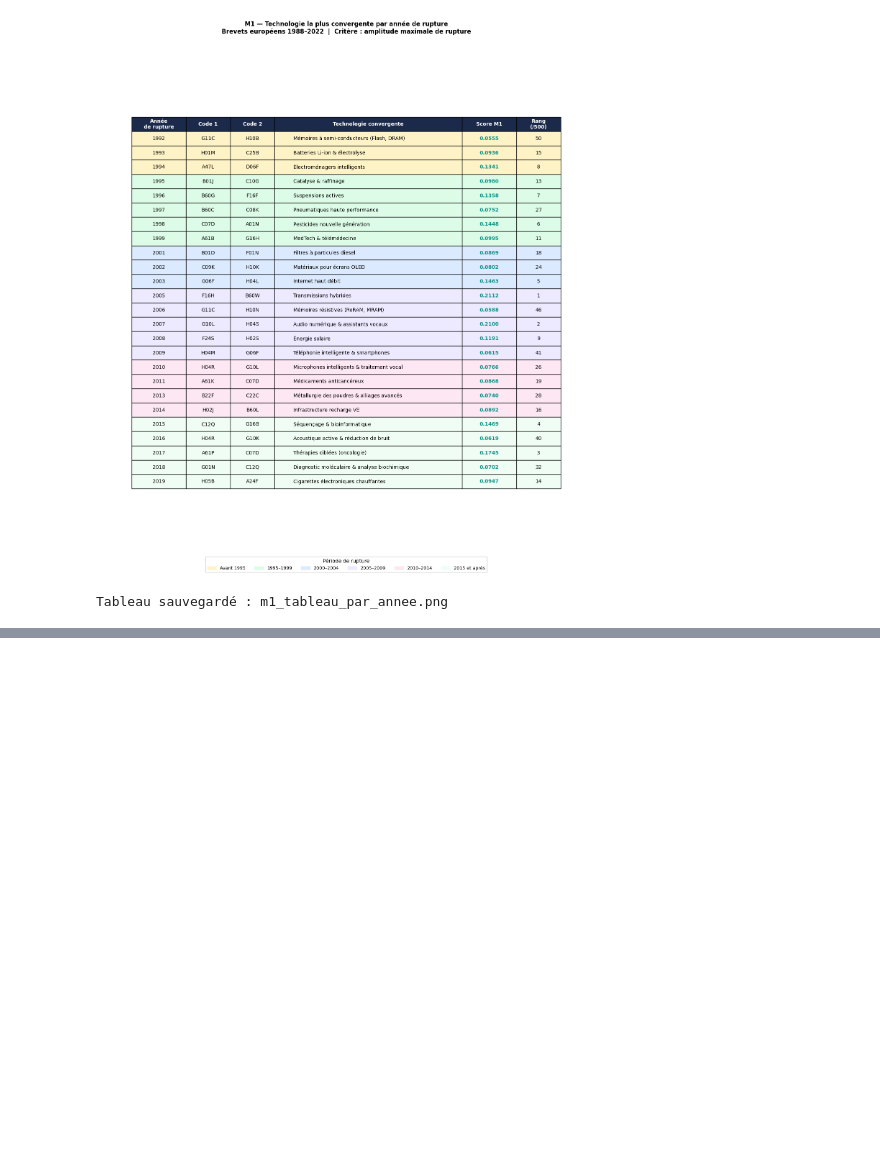
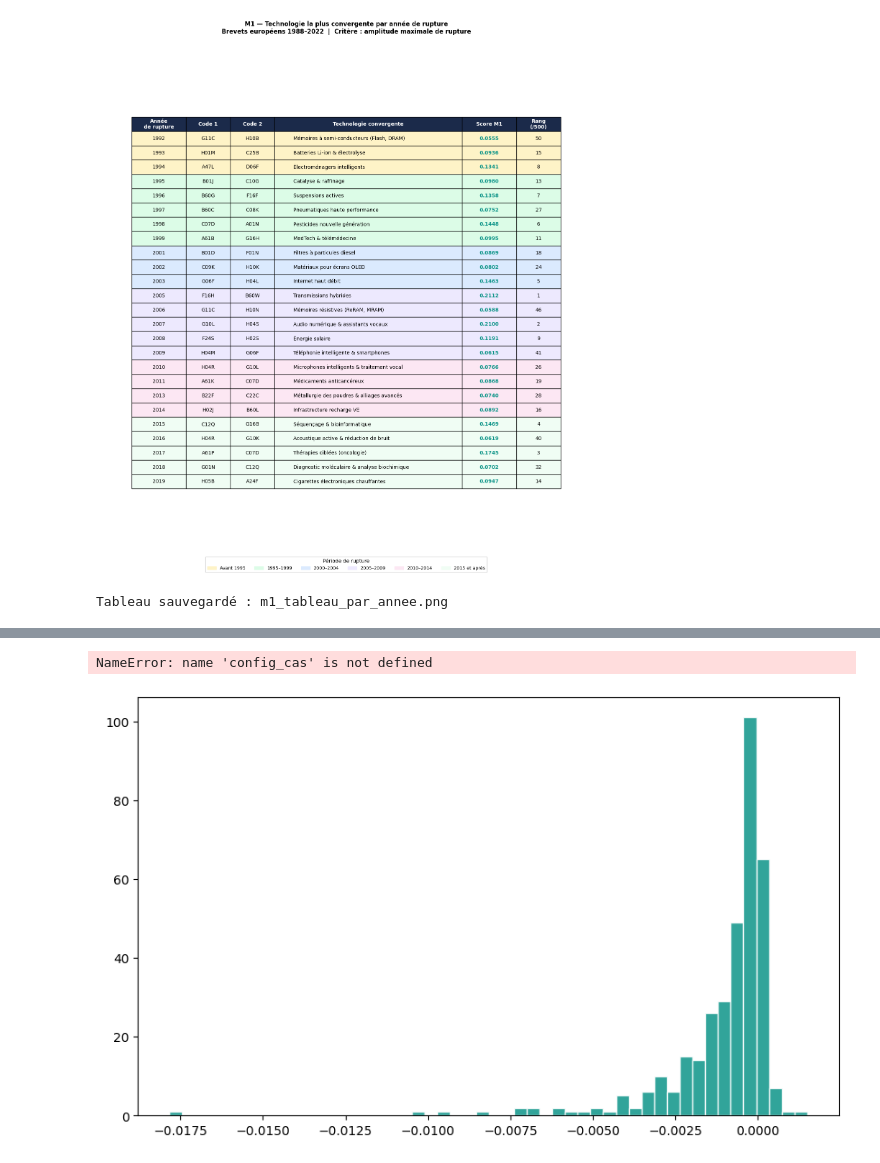
Before and after one commit to quentinbenchetrit/Stat-App, a Jupyter notebook: indice_18_04.ipynb, the cells around one changed output, grey strips where cells are left out. Cells and saved outputs as stored; diff of their text form; code cells hidden in the pictures; blank space fills up the shorter version.

Commit message:
jaccard dynamique

```diff
--- a/indice_18_04.ipynb
+++ b/indice_18_04.ipynb
@@ -2122,0 +2890,18 @@ Tableau sauvegardé : m1_tableau_par_annee.png
+# %%
+
+# ─── Reconstruire df_m2 ───────────────────────────────────────────────────
+df_m2 = pd.DataFrame([
+    {k: v for k, v in r.items() if not k.startswith("_")}
+    for r in resultats_m2
+])
+
+df_m2["rang_m2"] = df_m2["score_m2"].rank(
+    ascending=False, method="min"
+).astype(int)
+
+df_m2 = df_m2.sort_values("rang_m2").reset_index(drop=True)
+
+# ─── Diagnostic ───────────────────────────────────────────────────────────
+n_filtrees = df_m2["filtre_permanent"].sum()
+print(f"\nPaires filtrées (co-localisation permanente) : {n_filtrees}/500")
+print(f"Paires avec score > 0                        : {(df_m2['score_m2'] > 0).sum()}/500")
@@ -2122,0 +3716,44 @@ Tableau sauvegardé : m1_tableau_par_annee.png
+# %%
+# ═══════════════════════════════════════════════════════════════════════════
+# 2) DISTRIBUTION DU JACCARD DYNAMIQUE (pente)
+# ═══════════════════════════════════════════════════════════════════════════
+
+fig, ax = plt.subplots(figsize=(10, 6))
+
+ax.hist(
+    df_m2["score_m2"],
+    bins=50,
+    color="#0D9488",
+    edgecolor="white",
+    alpha=0.85
+)
+
+# 3 cas de référence
+for nom, (c1, c2) in cas_ref.items():
+    masque = (
+        ((df_m2["cpc_1"] == c1) & (df_m2["cpc_2"] == c2)) |
+        ((df_m2["cpc_1"] == c2) & (df_m2["cpc_2"] == c1))
+    )
+    ligne = df_m2[masque]
+    if not ligne.empty:
+        val = ligne.iloc[0]["score_m2"]
+        col = config_cas[nom]["couleur"]
+        ax.axvline(val, color=col, lw=2, ls="--", label=f"{nom} ({val:.6f})")
+
+ax.set_xlabel("Pente du Jaccard (score M2)", fontsize=12)
+ax.set_ylabel("Nombre de paires", fontsize=12)
+ax.set_title(
+    "Répartition des 500 paires selon leur score M2\n"
+    "(pente du Jaccard 1995–2022)",
+    fontsize=13, fontweight="bold"
+)
+ax.legend(fontsize=9)
+ax.grid(alpha=0.3)
+
+plt.tight_layout()
+plt.savefig("m2_distribution.png", dpi=150, bbox_inches="tight")
+plt.show()
+print("Graphique sauvegardé : m2_distribution.png")
+# %% [output]
+NameError: name 'config_cas' is not defined
+[figure, added]
```
Also changed, not shown: parts of 24 cells of this notebook, 4 other files.
